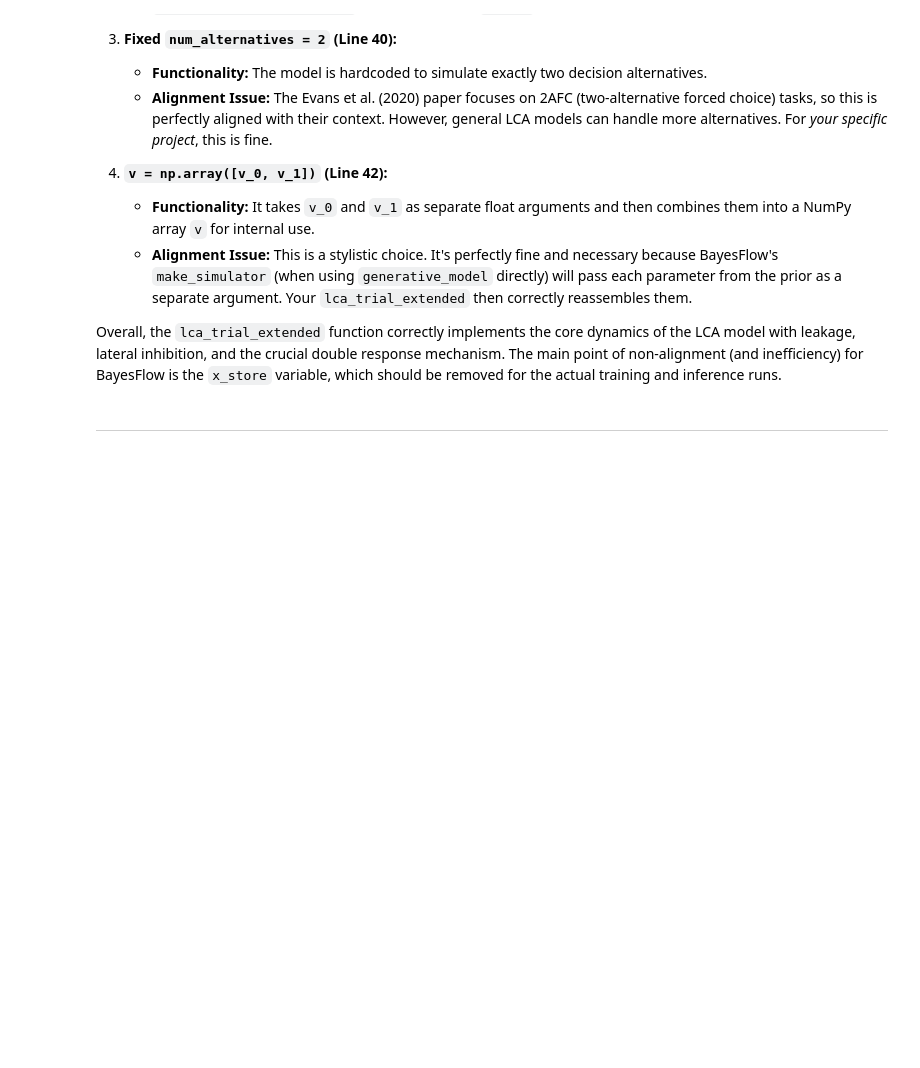
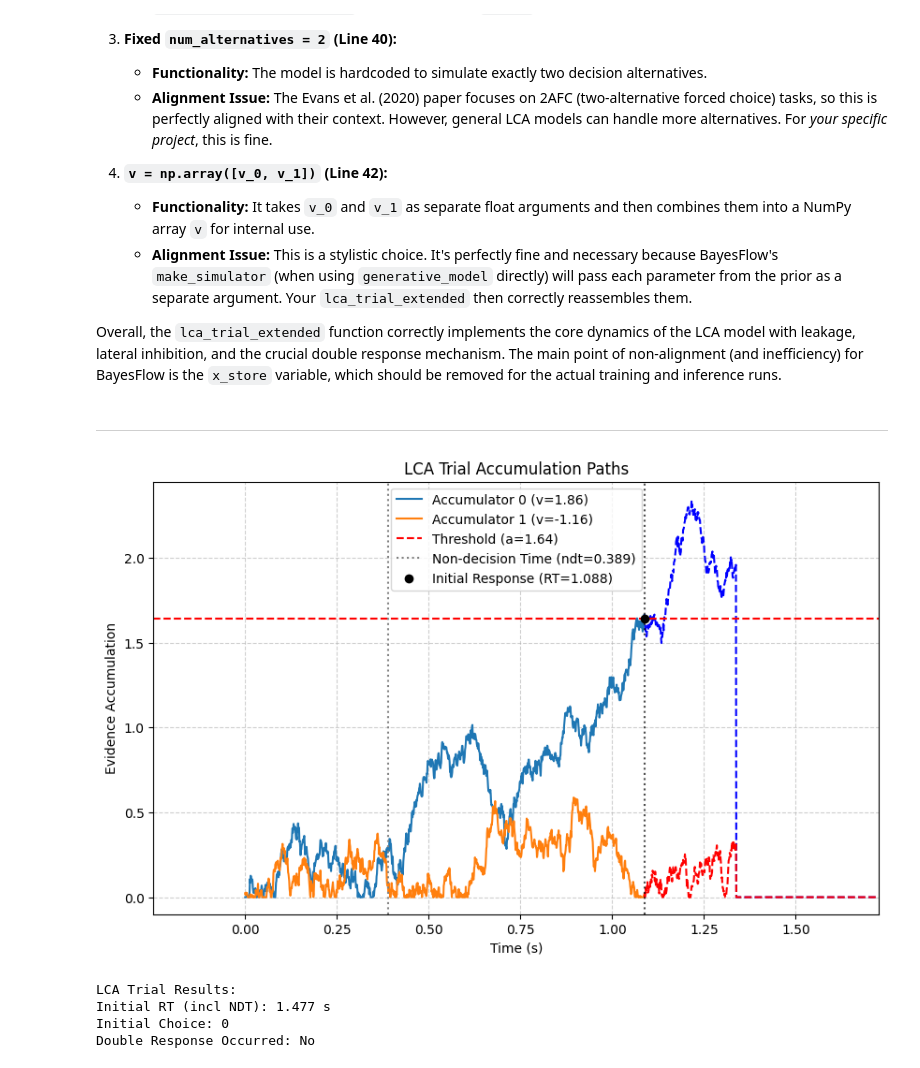
Before and after one commit to hmezer/eam-double-response, a Jupyter notebook: files/simulator_debugger.ipynb, the cells around one changed output. Cells and saved outputs as stored; diff of their text form; code cells hidden in the pictures; blank space fills up the shorter version.

Commit message:
The plot has been corrected of its errors and made visually more appealing

```diff
--- a/files/simulator_debugger.ipynb
+++ b/files/simulator_debugger.ipynb
@@ -317,9 +317,23 @@ time_steps = np.arange(num_steps) * 0.001 # Assuming dt=0.001
 # Plot the accumulation paths
 plt.figure(figsize=(10, 6))
 
-# Plot paths for each accumulator
-plt.plot(time_steps, x_store[:, 0], label=f'Accumulator 0 (v={params["v_0"]:.2f})')
-plt.plot(time_steps, x_store[:, 1], label=f'Accumulator 1 (v={params["v_1"]:.2f})')
+# Calculate the index corresponding to the initial response accumulation time
+initial_response_abs_time = trial_results["init_rt"]
+initial_response_acc_time = initial_response_abs_time - params["ndt"]
+initial_response_idx = int(initial_response_acc_time / 0.001) if initial_response_acc_time >= 0 else -1
+
+# Plot paths for each accumulator up to the initial response
+if initial_response_idx > 0:
+    plt.plot(time_steps[:initial_response_idx], x_store[:initial_response_idx, 0], label=f'Accumulator 0 (v={params["v_0"]:.2f})')
+    plt.plot(time_steps[:initial_response_idx], x_store[:initial_response_idx, 1], label=f'Accumulator 1 (v={params["v_1"]:.2f})')
+    # Plot paths after the initial response in a different color
+    plt.plot(time_steps[initial_response_idx:], x_store[initial_response_idx:, 0], linestyle='--', color="b") # Use same color but dashed
+    plt.plot(time_steps[initial_response_idx:], x_store[initial_response_idx:, 1], linestyle='--', color="r") # Use same color but dashed
+else:
+     # Plot full path if no initial response within max_sim_time
+    plt.plot(time_steps, x_store[:, 0], label=f'Accumulator 0 (v={params["v_0"]:.2f})')
+    plt.plot(time_steps, x_store[:, 1], label=f'Accumulator 1 (v={params["v_1"]:.2f})')
+
 
 # Plot the decision threshold
 plt.axhline(y=params["a"], color='r', linestyle='--', label=f'Threshold (a={params["a"]:.2f})')
@@ -327,34 +341,44 @@ plt.axhline(y=params["a"], color='r', linestyle='--', label=f'Threshold (a={para
 # Plot non-decision time offset
 plt.axvline(x=params["ndt"], color='gray', linestyle=':', label=f'Non-decision Time (ndt={params["ndt"]:.3f})')
 
 # Mark the initial response point (adjusted by NDT)
-initial_response_abs_time = trial_results["init_rt"]
-initial_response_acc_time = initial_response_abs_time - params["ndt"]
 if initial_response_acc_time >= 0: # Only plot if accumulation time was positive
-    plt.scatter(initial_response_acc_time, params["a"], color='k', zorder=5, label=f'Initial Response (RT={initial_response_abs_time:.3f})')
+    plt.scatter(initial_response_acc_time, params["a"], color='k', zorder=5, label=f'Initial Response (RT={initial_response_acc_time:.3f})')
     plt.axvline(x=initial_response_acc_time, color='k', linestyle=':', alpha=0.7)
 
 
 # Mark the double response point if it occurred
 if trial_results["dr_if"] == 1:
-    double_response_abs_time = initial_response_abs_time + trial_results["dr_rt"]
+    double_response_abs_time = initial_response_acc_time + trial_results["dr_rt"]
     double_choice_level = x_store[int(double_response_abs_time / 0.001) -1, trial_results["dr_resp"]] # Get level just before crossing
     plt.scatter(double_response_abs_time, params["a"], color='m', zorder=5, label=f'Double Response (RT={double_response_abs_time:.3f})')
     plt.axvline(x=double_response_abs_time, color='m', linestyle=':', alpha=0.7)
 
+# Determine the end time for plotting: initial response time + double response window
+# Assuming the default double_response_window is 0.25s as in the function definition
+plot_end_time = initial_response_abs_time + 0.25
+if np.isnan(initial_response_abs_time):
+    plot_end_time = 5.0 # If initial_response_abs_time is NaN, use max_sim_time
 
 plt.title("LCA Trial Accumulation Paths")
 plt.xlabel("Time (s)")
 plt.ylabel("Evidence Accumulation")
 plt.ylim(bottom=-0.1) # Start y-axis slightly below zero
+plt.xlim(right=plot_end_time) # Set the x-axis limit to include the double response window
 plt.legend()
 plt.grid(True, linestyle='--', alpha=0.6)
 plt.show()
 
 print("LCA Trial Results:")
 print(f"Initial RT (incl NDT): {trial_results['init_rt']:.3f} s")
 print(f"Initial Choice: {trial_results['init_resp']}")
 print(f"Double Response Occurred: {'Yes' if trial_results['dr_if'] == 1 else 'No'}")
 if trial_results['dr_if'] == 1:
     print(f"Double Response RT (relative): {trial_results['dr_rt']:.3f} s")
     print(f"Double Response Choice: {trial_results['dr_resp']}")
+# %% [output]
+[figure, added]
+LCA Trial Results:
+Initial RT (incl NDT): 1.477 s
+Initial Choice: 0
+Double Response Occurred: No
```
Also changed, not shown: parts of 1 cell of this notebook.
